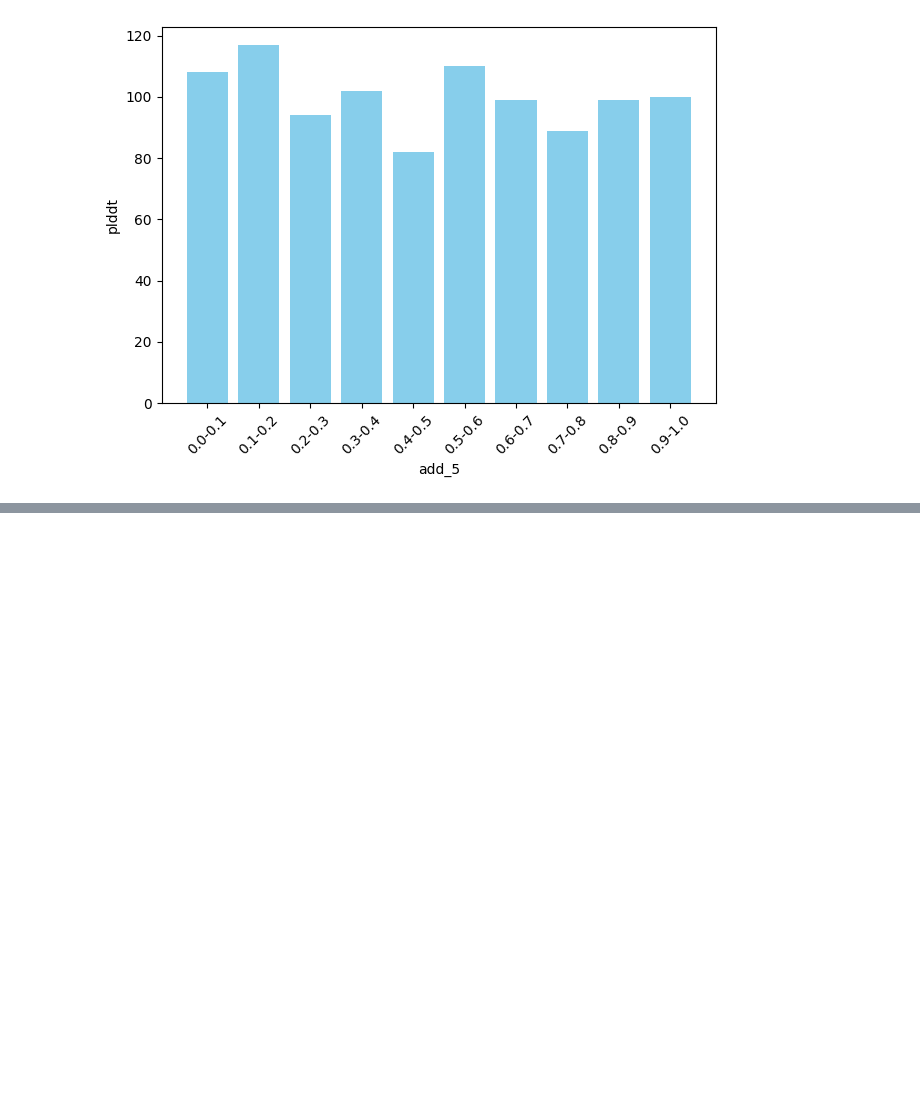
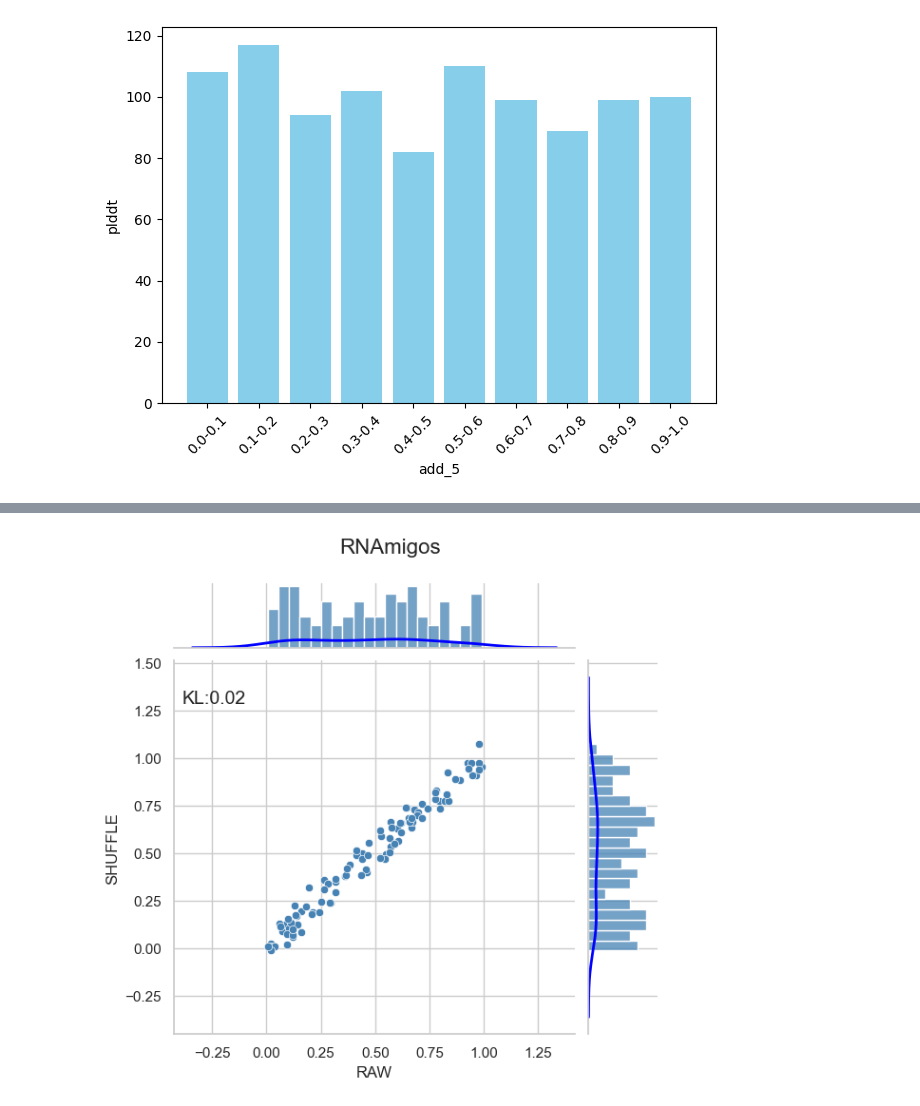
Before and after one commit to DoraemonXia/AI-Geometric-Drug-Design, a Jupyter notebook: draw.ipynb, the cells around one changed output, grey strips where cells are left out. Saved outputs shown, nothing was run; the diff lists cells and outputs as text; code cells hidden in the pictures; blank space fills up the shorter version.

```diff
--- a/draw.ipynb
+++ b/draw.ipynb
@@ -142,0 +191,31 @@ score_distribution(random_scores)
+# %%
+import seaborn as sns
+import matplotlib.pyplot as plt
+import numpy as np
+import pandas as pd
+
+# 示例数据生成
+np.random.seed(0)
+raw = np.random.rand(100)
+shuffle = raw + np.random.normal(0, 0.05, 100)  # 加入一些噪声
+
+df = pd.DataFrame({'RAW': raw, 'SHUFFLE': shuffle})
+
+# 创建散点密度图，带有曲线的边际图
+g = sns.jointplot(x='RAW', y='SHUFFLE', data=df, kind="scatter", color="steelblue", marginal_kws=dict(bins=20, fill=True))
+
+# 绘制直方图曲线
+sns.kdeplot(x=raw, ax=g.ax_marg_x, color='blue', lw=2)
+sns.kdeplot(y=shuffle, ax=g.ax_marg_y, color='blue', lw=2)
+
+# 设置KL散度文本的位置和字体
+kl_divergence = 0.02
+g.ax_joint.text(0.1, 0.9, f'KL:{kl_divergence}', ha='center', va='center', transform=g.ax_joint.transAxes, fontsize=14)
+
+# 设置总图的标题
+plt.subplots_adjust(top=0.9)
+g.fig.suptitle("RNAmigos", fontsize=16)
+
+plt.show()
+# %% [output]
+[figure, added]
```
Also changed, not shown: parts of 1 cell of this notebook.
